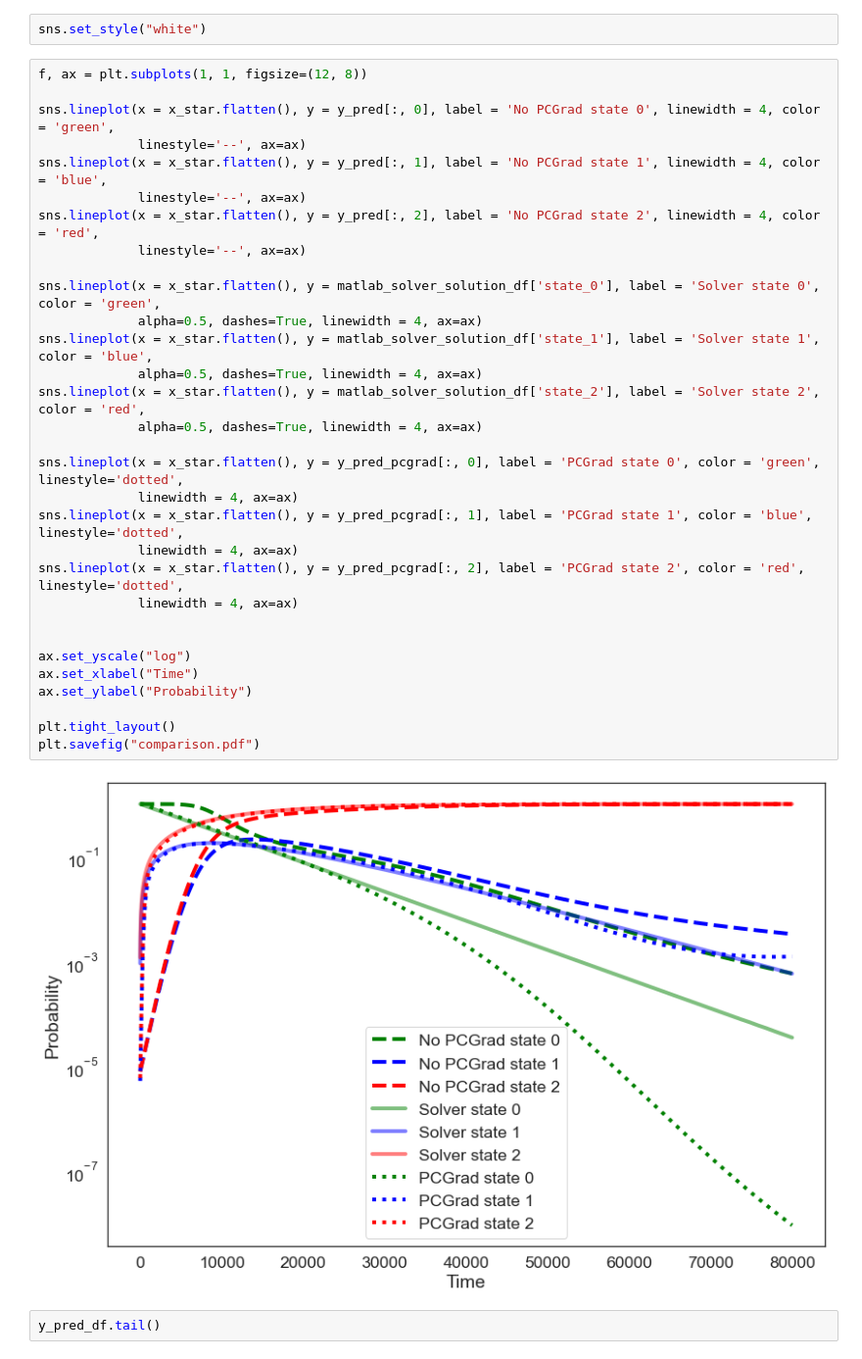
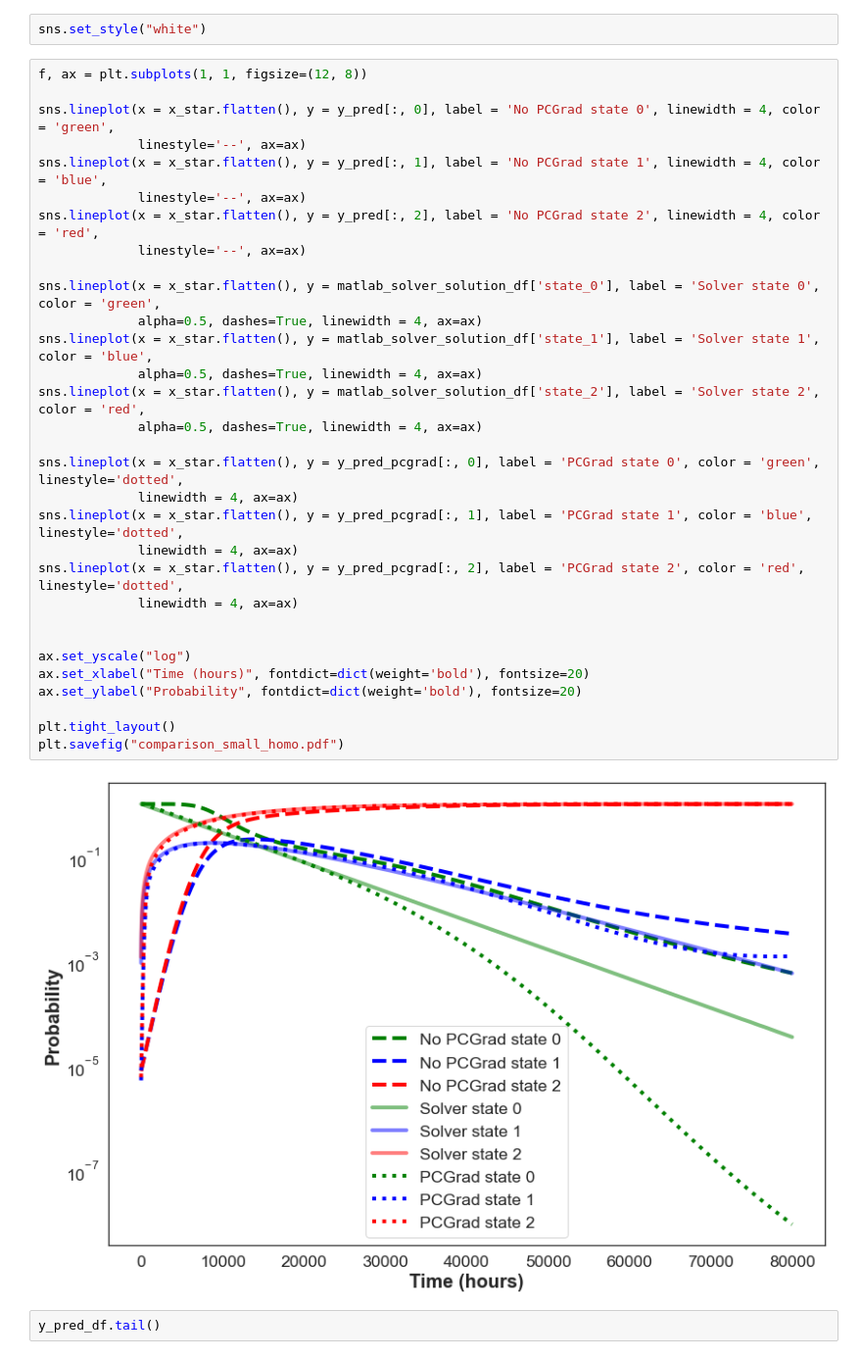
Before and after one commit to zxgcqupt/PINNs4SRA, a Jupyter notebook: small_homogeneous_CTMC/PINN_for_small_homo_CTMC_reliability_analysis.ipynb, the cells around one changed output. Shown at 98% size. Cells and saved outputs as stored; diff of their text form.

```diff
--- a/small_homogeneous_CTMC/PINN_for_small_homo_CTMC_reliability_analysis.ipynb
+++ b/small_homogeneous_CTMC/PINN_for_small_homo_CTMC_reliability_analysis.ipynb
@@ -442,36 +442,36 @@ sns.set_style("white")
 # %%
 f, ax = plt.subplots(1, 1, figsize=(12, 8))
 
 sns.lineplot(x = x_star.flatten(), y = y_pred[:, 0], label = 'No PCGrad state 0', linewidth = 4, color = 'green',
              linestyle='--', ax=ax)
 sns.lineplot(x = x_star.flatten(), y = y_pred[:, 1], label = 'No PCGrad state 1', linewidth = 4, color = 'blue',
              linestyle='--', ax=ax)
 sns.lineplot(x = x_star.flatten(), y = y_pred[:, 2], label = 'No PCGrad state 2', linewidth = 4, color = 'red',
              linestyle='--', ax=ax)
 
 sns.lineplot(x = x_star.flatten(), y = matlab_solver_solution_df['state_0'], label = 'Solver state 0', color = 'green',
              alpha=0.5, dashes=True, linewidth = 4, ax=ax)
 sns.lineplot(x = x_star.flatten(), y = matlab_solver_solution_df['state_1'], label = 'Solver state 1', color = 'blue',
              alpha=0.5, dashes=True, linewidth = 4, ax=ax)
 sns.lineplot(x = x_star.flatten(), y = matlab_solver_solution_df['state_2'], label = 'Solver state 2', color = 'red',
              alpha=0.5, dashes=True, linewidth = 4, ax=ax)
 
 sns.lineplot(x = x_star.flatten(), y = y_pred_pcgrad[:, 0], label = 'PCGrad state 0', color = 'green', linestyle='dotted',
              linewidth = 4, ax=ax)
 sns.lineplot(x = x_star.flatten(), y = y_pred_pcgrad[:, 1], label = 'PCGrad state 1', color = 'blue', linestyle='dotted',
              linewidth = 4, ax=ax)
 sns.lineplot(x = x_star.flatten(), y = y_pred_pcgrad[:, 2], label = 'PCGrad state 2', color = 'red', linestyle='dotted',
              linewidth = 4, ax=ax)
 
 
 ax.set_yscale("log")
-ax.set_xlabel("Time")
-ax.set_ylabel("Probability")
+ax.set_xlabel("Time (hours)", fontdict=dict(weight='bold'), fontsize=20)
+ax.set_ylabel("Probability", fontdict=dict(weight='bold'), fontsize=20)
 
 plt.tight_layout()
-plt.savefig("comparison.pdf")
+plt.savefig("comparison_small_homo.pdf")
 # %% [output]
-[figure, old version]
+[figure, new version]
 # %%
 y_pred_df.tail()
 # %% [output]
```
Also changed, not shown: parts of 9 cells of this notebook, 18 other files.
